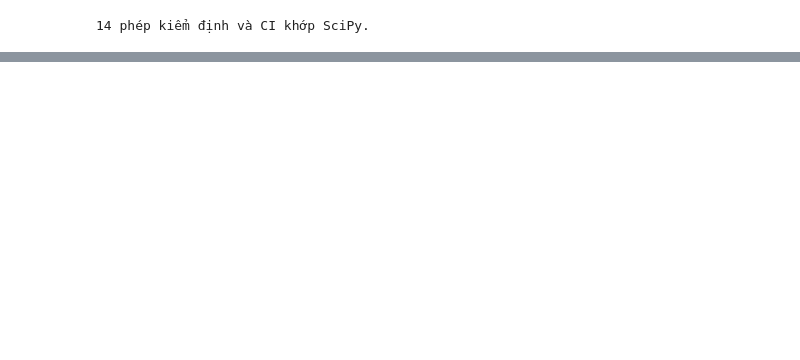
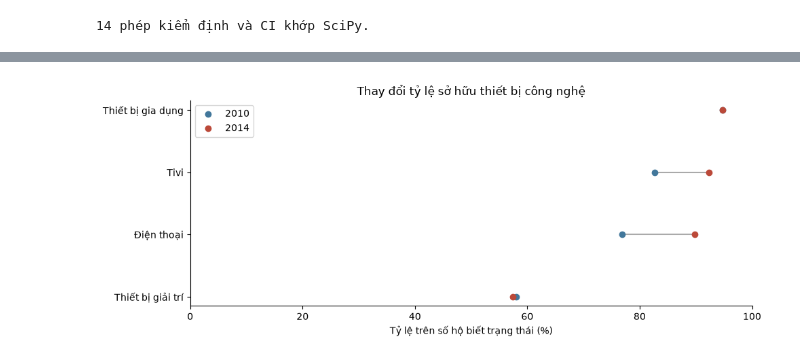
Before and after one commit to letranggaby-cloud/vhlss-project-thong-ke, a Jupyter notebook: vhlss_preprocess_va_thu_nhap.ipynb, the cells around one changed output, grey strips where cells are left out. Saved outputs shown, nothing was run; the diff lists cells and outputs as text; code cells hidden in the pictures; blank space fills up the shorter version.

```diff
--- a/vhlss_preprocess_va_thu_nhap.ipynb
+++ b/vhlss_preprocess_va_thu_nhap.ipynb
@@ -915,0 +1206,24 @@ print("14 phép kiểm định và CI khớp SciPy.")
+# %%
+tech_ownership_rows = []
+for group in ["Toàn mẫu", "Q1", "Q2", "Q3", "Q4"]:
+    frame = asset_data if group == "Toàn mẫu" else asset_data.loc[asset_data["quart"].eq(int(group[1:]))]
+    for asset in TECH_ASSETS:
+        earlier = frame.loc[frame["year"].eq(2010), f"owns_{asset}"].dropna().to_numpy(dtype=float)
+        later = frame.loc[frame["year"].eq(2014), f"owns_{asset}"].dropna().to_numpy(dtype=float)
+        test = two_proportion_test(later.sum(), len(later), earlier.sum(), len(earlier))
+        family_size = 4 if group == "Toàn mẫu" else 16
+        tech_ownership_rows.append({
+            "group": group, "asset": TECH_NAMES[asset], "asset_code": asset,
+            "n_2010": len(earlier), "n_2014": len(later),
+            "rate_2010_pct": 100 * earlier.mean(), "rate_2014_pct": 100 * later.mean(),
+            "change_pp": 100 * test["estimate"], "ci_low_pp": 100 * test["ci_low"],
+            "ci_high_pp": 100 * test["ci_high"], "z": test["statistic"],
+            "p_value": test["p_value"], "p_bonferroni": min(1, family_size * test["p_value"]),
+            "reject_h0": test["reject_h0"],
+        })
+tech_ownership_results = pd.DataFrame(tech_ownership_rows)
+tech_ownership_results["reject_bonferroni"] = tech_ownership_results["p_bonferroni"].lt(ALPHA)
+ownership_columns = ["asset", "n_2010", "n_2014", "rate_2010_pct", "rate_2014_pct",
+                     "change_pp", "ci_low_pp", "ci_high_pp", "p_value", "p_bonferroni"]
+display(tech_ownership_results.loc[tech_ownership_results["group"].eq("Toàn mẫu"), ownership_columns]
+        .style.hide(axis="index").format({"p_value": "{:.3e}", "p_bonferroni": "{:.3e}"}))
@@ -915,0 +1268,15 @@ print("14 phép kiểm định và CI khớp SciPy.")
+# %%
+figure, axis = plt.subplots(figsize=(10, 4))
+rows = tech_ownership_results.loc[tech_ownership_results["group"].eq("Toàn mẫu")].sort_values("rate_2014_pct")
+for position, row in enumerate(rows.itertuples()):
+    axis.plot([row.rate_2010_pct, row.rate_2014_pct], [position, position], color="#aaaaaa")
+positions = np.arange(len(rows))
+axis.scatter(rows["rate_2010_pct"], positions, color="#42779b", label="2010", zorder=3)
+axis.scatter(rows["rate_2014_pct"], positions, color="#bb4939", label="2014", zorder=3)
+axis.set(yticks=positions, yticklabels=rows["asset"], xlim=(0, 100),
+         xlabel="Tỷ lệ trên số hộ biết trạng thái (%)", title="Thay đổi tỷ lệ sở hữu thiết bị công nghệ")
+axis.legend()
+figure.tight_layout()
+plt.show()
+# %% [output]
+[figure, added]
```
Also changed, not shown: parts of 37 cells of this notebook, 2 other files.
